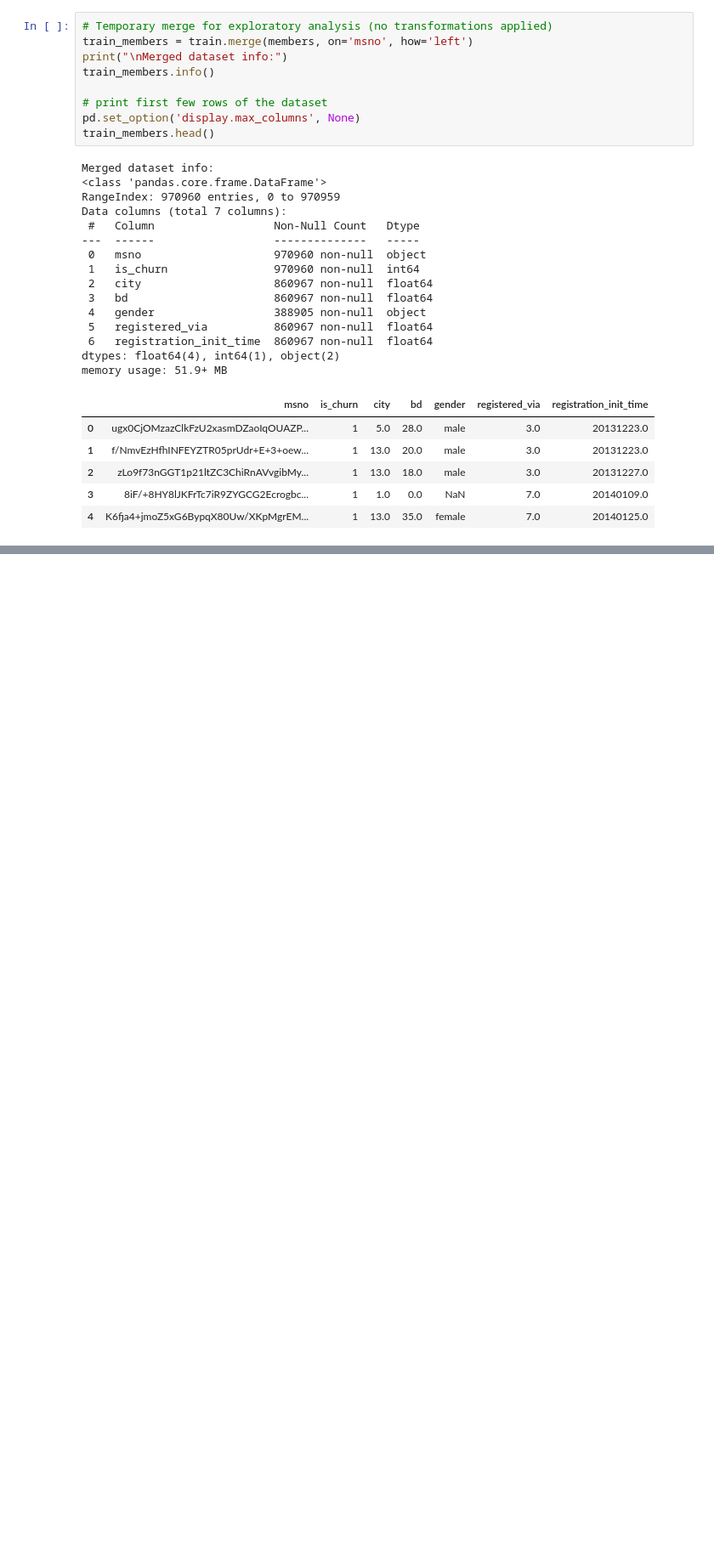
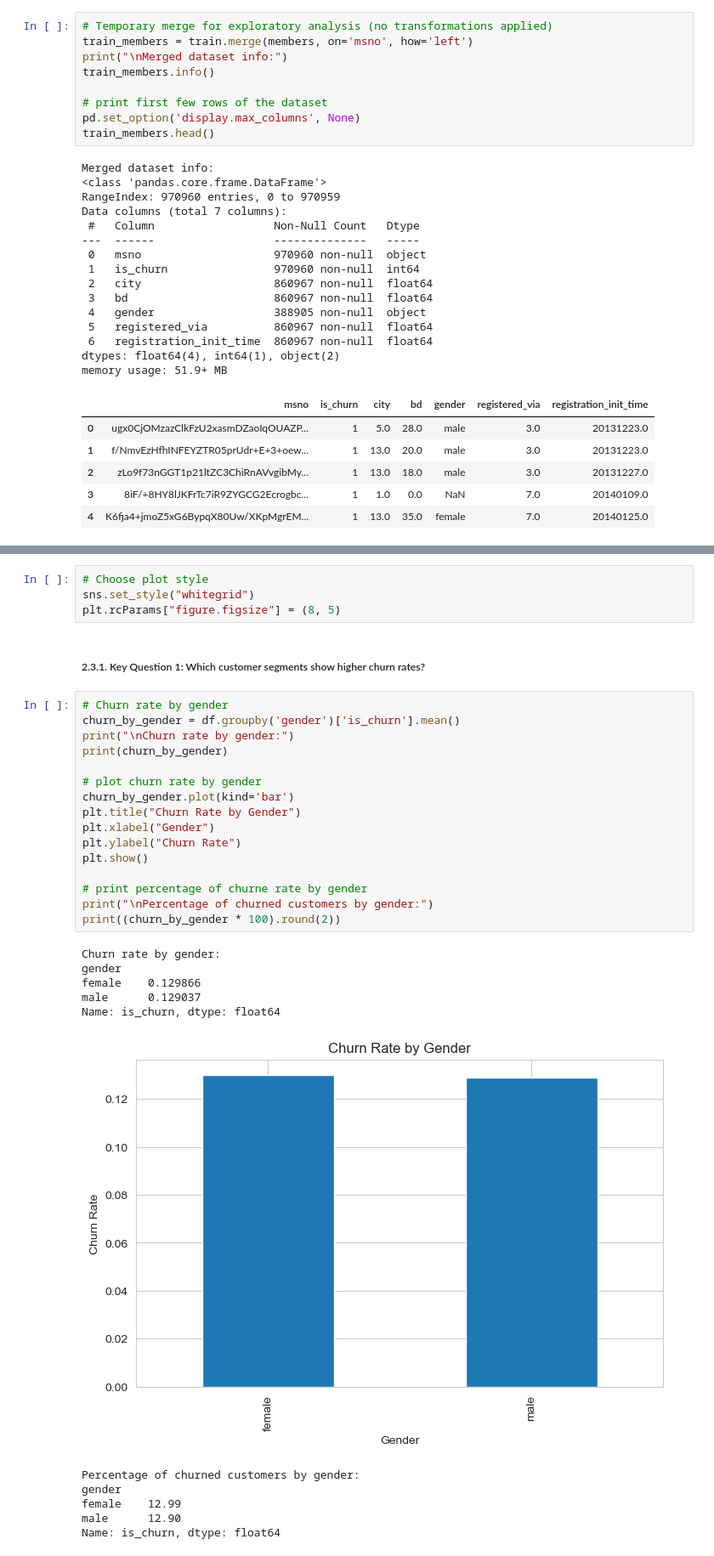
Before and after one commit to PaulinaMamiaga/customer-churn-intelligence-system, a Jupyter notebook: notebooks/01_eda_data_understanding.ipynb, the cells around one changed output, grey strips where cells are left out. Shown at 85% size. Saved outputs shown, nothing was run; the diff lists cells and outputs as text; blank space fills up the shorter version.

```diff
--- a/notebooks/01_eda_data_understanding.ipynb
+++ b/notebooks/01_eda_data_understanding.ipynb
@@ -707,0 +884,34 @@ plt.show()
+# %%
+# Choose plot style
+sns.set_style("whitegrid")
+plt.rcParams["figure.figsize"] = (8, 5)
+# %% [markdown]
+##### 2.3.1. Key Question 1: Which customer segments show higher churn rates?
+# %%
+# Churn rate by gender
+churn_by_gender = df.groupby('gender')['is_churn'].mean()
+print("\nChurn rate by gender:")
+print(churn_by_gender)
+
+# plot churn rate by gender
+churn_by_gender.plot(kind='bar')
+plt.title("Churn Rate by Gender")
+plt.xlabel("Gender")
+plt.ylabel("Churn Rate")
+plt.show()
+
+# print percentage of churne rate by gender
+print("\nPercentage of churned customers by gender:")
+print((churn_by_gender * 100).round(2))
+# %% [output]
+Churn rate by gender:
+gender
+female    0.129866
+male      0.129037
+Name: is_churn, dtype: float64
+[figure, added]
+Percentage of churned customers by gender:
+gender
+female    12.99
+male      12.90
+Name: is_churn, dtype: float64
```
Also changed, not shown: parts of 43 cells of this notebook, 10 other files.
